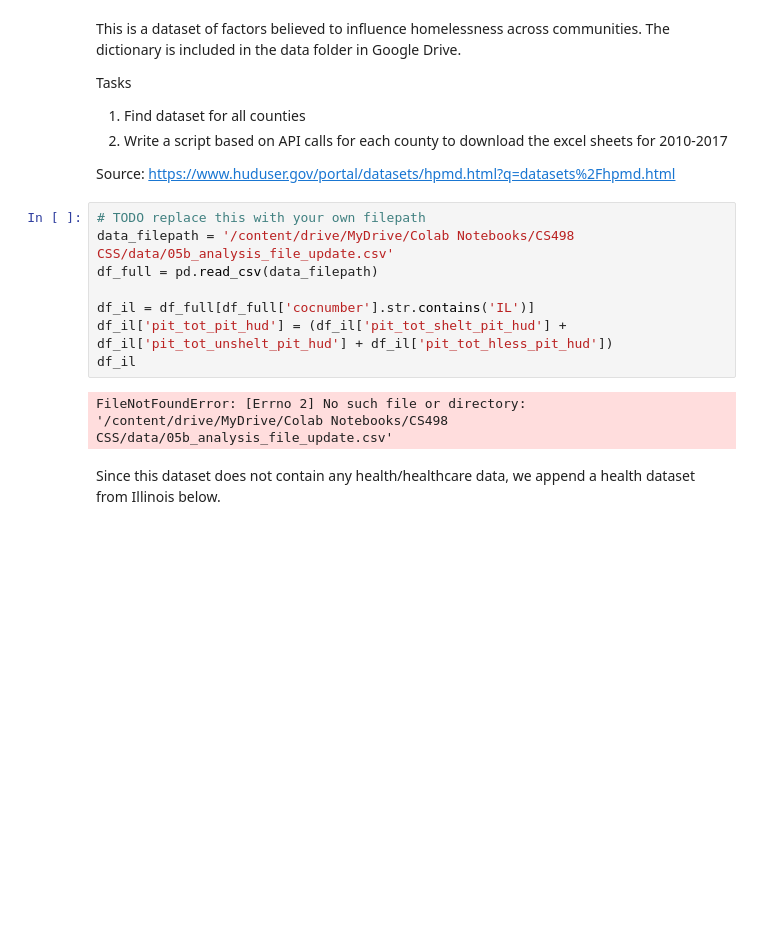
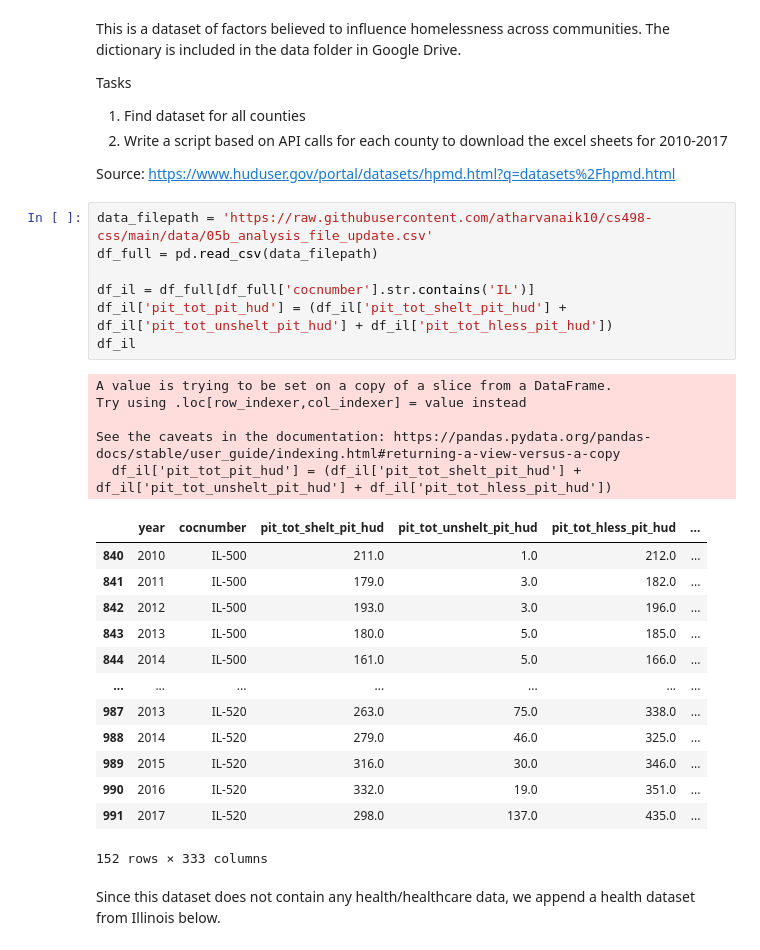
Before and after one commit to atharvanaik10/cs498-css, a Jupyter notebook: cs498_rp.ipynb, the cells around one changed output. Drawn from its saved outputs; the diff is of its cells as text; blank space fills up the shorter version.

```diff
--- a/cs498_rp.ipynb
+++ b/cs498_rp.ipynb
@@ -19,15 +24,31 @@ Tasks
 
 Source: https://www.huduser.gov/portal/datasets/hpmd.html?q=datasets%2Fhpmd.html
 # %%
-# TODO replace this with your own filepath
-data_filepath = '/content/drive/MyDrive/Colab Notebooks/CS498 CSS/data/05b_analysis_file_update.csv'
+data_filepath = 'https://raw.githubusercontent.com/atharvanaik10/cs498-css/main/data/05b_analysis_file_update.csv'
 df_full = pd.read_csv(data_filepath)
 
 df_il = df_full[df_full['cocnumber'].str.contains('IL')]
 df_il['pit_tot_pit_hud'] = (df_il['pit_tot_shelt_pit_hud'] + df_il['pit_tot_unshelt_pit_hud'] + df_il['pit_tot_hless_pit_hud'])
 df_il
 # %% [output]
-FileNotFoundError: [Errno 2] No such file or directory: '/content/drive/MyDrive/Colab Notebooks/CS498 CSS/data/05b_analysis_file_update.csv'
+A value is trying to be set on a copy of a slice from a DataFrame.
+Try using .loc[row_indexer,col_indexer] = value instead
+
+See the caveats in the documentation: https://pandas.pydata.org/pandas-docs/stable/user_guide/indexing.html#returning-a-view-versus-a-copy
+  df_il['pit_tot_pit_hud'] = (df_il['pit_tot_shelt_pit_hud'] + df_il['pit_tot_unshelt_pit_hud'] + df_il['pit_tot_hless_pit_hud'])
+|  | year | cocnumber | pit_tot_shelt_pit_hud | pit_tot_unshelt_pit_hud | pit_tot_hless_pit_hud | ... |
+| 840 | 2010 | IL-500 | 211.0 | 1.0 | 212.0 | ... |
+| 841 | 2011 | IL-500 | 179.0 | 3.0 | 182.0 | ... |
+| 842 | 2012 | IL-500 | 193.0 | 3.0 | 196.0 | ... |
+| 843 | 2013 | IL-500 | 180.0 | 5.0 | 185.0 | ... |
+| 844 | 2014 | IL-500 | 161.0 | 5.0 | 166.0 | ... |
+| ... | ... | ... | ... | ... | ... | ... |
+| 987 | 2013 | IL-520 | 263.0 | 75.0 | 338.0 | ... |
+| 988 | 2014 | IL-520 | 279.0 | 46.0 | 325.0 | ... |
+| 989 | 2015 | IL-520 | 316.0 | 30.0 | 346.0 | ... |
+| 990 | 2016 | IL-520 | 332.0 | 19.0 | 351.0 | ... |
+| 991 | 2017 | IL-520 | 298.0 | 137.0 | 435.0 | ... |
+152 rows × 333 columns
 # %% [markdown]
 Since this dataset does not contain any health/healthcare data, we append a health dataset from Illinois below.
 # %% [markdown]
```
Also changed, not shown: parts of 13 cells of this notebook.
